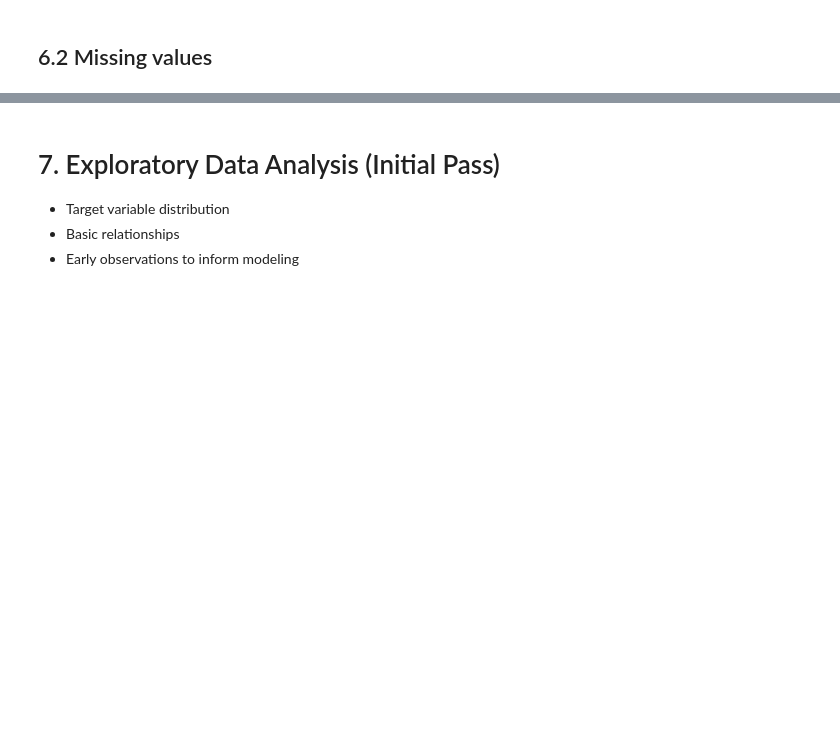
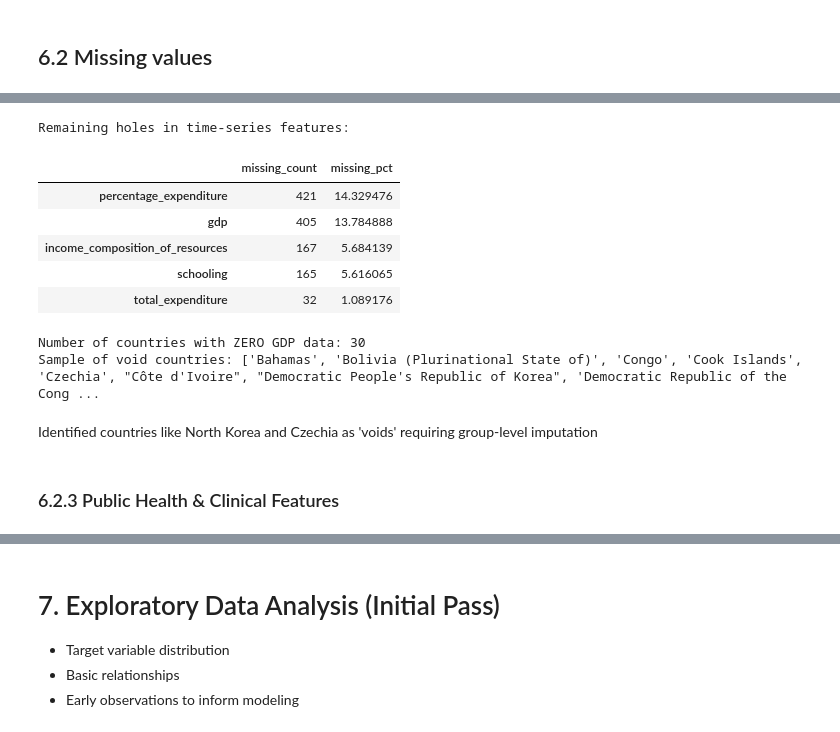
Before and after one commit to MermonGData/longevity-prediction, a Jupyter notebook: notebooks/01_eda_and_preprocessing.ipynb, the cells around one changed output, grey strips where cells are left out. Cells and saved outputs as stored; diff of their text form; code cells hidden in the pictures; blank space fills up the shorter version.

Commit message:
feat: implement imputation and data correction logic

```diff
--- a/notebooks/01_eda_and_preprocessing.ipynb
+++ b/notebooks/01_eda_and_preprocessing.ipynb
@@ -285,0 +311,35 @@ df_clean = df_clean.rename(columns={'bmi': 'overweight_prevalence'})
+# %%
+econ_features = [
+    'gdp',
+    'percentage_expenditure',
+    'schooling',
+    'income_composition_of_resources',
+    'total_expenditure'
+]
+# %%
+df_clean[econ_features] = df_clean.groupby('country')[econ_features].transform(
+    lambda x: x.interpolate(method='linear').bfill().ffill()
+)
+# %%
+interpolation_report = get_missingness_report(df_clean[econ_features])
+print("Remaining holes in time-series features:")
+display(interpolation_report)
+# %% [output]
+Remaining holes in time-series features:
+|  | missing_count | missing_pct |
+| percentage_expenditure | 421 | 14.329476 |
+| gdp | 405 | 13.784888 |
+| income_composition_of_resources | 167 | 5.684139 |
+| schooling | 165 | 5.616065 |
+| total_expenditure | 32 | 1.089176 |
+# %%
+gdp_voids = df_clean.groupby('country')['gdp'].apply(lambda x: x.isnull().all())
+void_countries = gdp_voids[gdp_voids == True].index.tolist()
+
+print(f"Number of countries with ZERO GDP data: {len(void_countries)}")
+print("Sample of void countries:", void_countries[:10])
+# %% [output]
+Number of countries with ZERO GDP data: 30
+Sample of void countries: ['Bahamas', 'Bolivia (Plurinational State of)', 'Congo', 'Cook Islands', 'Czechia', "Côte d'Ivoire", "Democratic People's Republic of Korea", 'Democratic Republic of the Cong ...
+# %% [markdown]
+Identified countries like North Korea and Czechia as 'voids' requiring group-level imputation
@@ -285,0 +350,2 @@ df_clean = df_clean.rename(columns={'bmi': 'overweight_prevalence'})
+# %% [markdown]
+### 6.2.3 Public Health & Clinical Features
```
Also changed, not shown: parts of 20 cells of this notebook.
